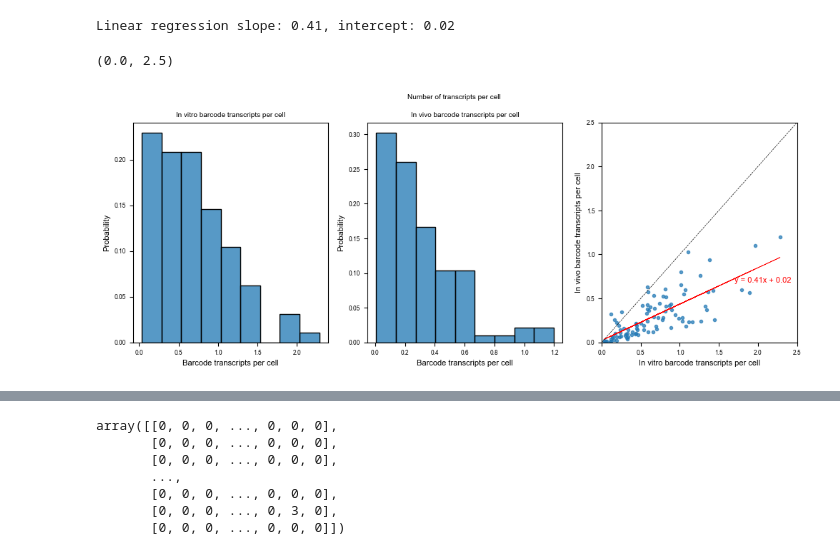
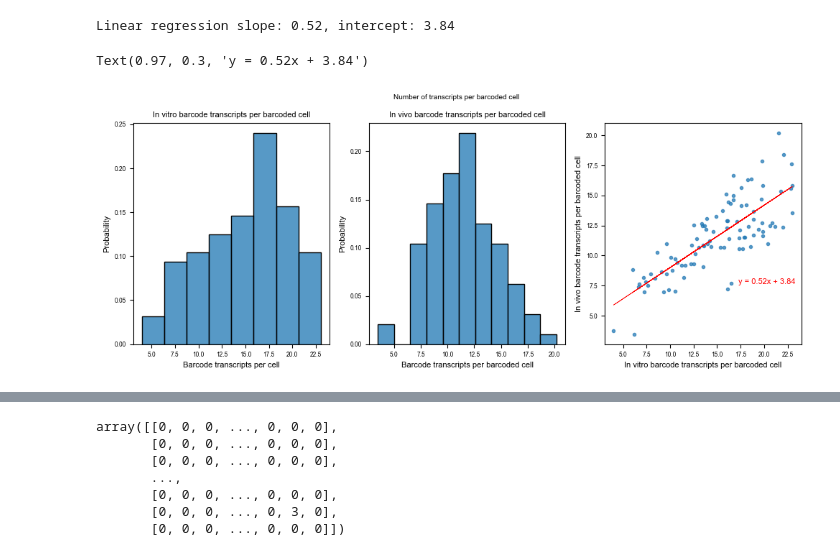
Before and after one commit to grantkinsler/SpatialBarcodes, a Jupyter notebook: plotScripts/invitro_v_invivo_barcode_detection.ipynb, the cells around one changed output, grey strips where cells are left out. Drawn from its saved outputs; the diff is of its cells as text; code cells hidden in the pictures.

```diff
--- a/plotScripts/invitro_v_invivo_barcode_detection.ipynb
+++ b/plotScripts/invitro_v_invivo_barcode_detection.ipynb
@@ -449,44 +315,47 @@ Mean barcodes per barcoded cell: 2.895207857469164
 # %%
 # ok so there are slightly different distributions of barcodes per cell in vitro and in vivo
-# however, we also know that the number of transcripts per cell is different between these settings:
+# however, we also know that the number of transcripts per cell is different between these settings.
+# let's fit a model for the difference in transcripts per barcode between in vitro and in vivo
+# but we need to do this only for barcoded cells, otherwise we will fit a lower number of transcripts per cell for in vivo due to mouse cells
+
+
+## mask from the count matrix any values with less than 3 transcripts
+min_bcs_per_cell = 3
+
+filtered_in_vitro_df = np.ma.masked_where(in_vitro_df[tools.barcode_cols].values < min_bcs_per_cell, in_vitro_df[tools.barcode_cols].values)
+filtered_in_vivo_df = np.ma.masked_where(in_vivo_df[tools.barcode_cols].values < min_bcs_per_cell, in_vivo_df[tools.barcode_cols].values)
 
 plt.figure(figsize=(12,4))
-plt.suptitle('Number of transcripts per cell')
+plt.suptitle('Number of transcripts per barcoded cell')
 ax = plt.subplot(1,3,1)
-plt.title('In vitro barcode transcripts per cell')
-sns.histplot(in_vitro_df[tools.barcode_cols].sum(axis=0)/len(in_vitro_df.index),stat='probability',ax=ax)
+plt.title('In vitro barcode transcripts per barcoded cell')
+sns.histplot(np.mean(filtered_in_vitro_df,axis=0),stat='probability',ax=ax)
 plt.xlabel('Barcode transcripts per cell')
 
 ax = plt.subplot(1,3,2)
-plt.title('In vivo barcode transcripts per cell')
-sns.histplot(in_vivo_df[tools.barcode_cols].sum(axis=0)/len(in_vivo_df.index),stat='probability',ax=ax)
-plt.xlabel('Barcode transcripts per cell')
+plt.title('In vivo barcode transcripts per barcoded cell')
+sns.histplot(np.mean(filtered_in_vivo_df,axis=0),stat='probability',ax=ax)
+plt.xlabel('Barcode transcripts per barcoded cell')
 
 ax = plt.subplot(1,3,3)
-plt.scatter((in_vitro_df[tools.barcode_cols].sum(axis=0)/len(in_vitro_df.index)),
-            (in_vivo_df[tools.barcode_cols].sum(axis=0)/len(in_vivo_df.index)),
+plt.scatter(np.mean(filtered_in_vitro_df,axis=0),
+            np.mean(filtered_in_vivo_df,axis=0),
             marker='.',alpha=0.7)
-plt.xlabel('In vitro barcode transcripts per cell')
-plt.ylabel('In vivo barcode transcripts per cell')
+plt.xlabel('In vitro barcode transcripts per barcoded cell')
+plt.ylabel('In vivo barcode transcripts per barcoded cell')
 
-# fit a line to the scatter plot
+# fit a linear model to the scatter data
 from sklearn.linear_model import LinearRegression
-X = (in_vitro_df[tools.barcode_cols].sum(axis=0)/len(in_vitro_df.index)).values.reshape(-1, 1)
-y = (in_vivo_df[tools.barcode_cols].sum(axis=0)/len(in_vivo_df.index)).values.reshape(-1, 1)
+X = (np.mean(filtered_in_vitro_df,axis=0)).reshape(-1, 1)
+y = (np.mean(filtered_in_vivo_df,axis=0)).reshape(-1, 1)
 model = LinearRegression()
 model.fit(X, y)
 plt.plot(X, model.predict(X), color='red', linewidth=0.5)
 print(f'Linear regression slope: {model.coef_[0][0]:.2f}, intercept: {model.intercept_[0]:.2f}')
 plt.annotate('y = {:.2f}x + {:.2f}'.format(model.coef_[0][0], model.intercept_[0]),
              xy=(0.97, 0.3), xycoords='axes fraction', fontsize=8, color='red',
              ha='right', va='top')
-
-plt.plot([0,2.5], [0,2.5], color='black', linestyle='--', linewidth=0.5)
-
-
-plt.xlim(0,2.5)
-plt.ylim(0,2.5)
 # %% [output]
-Linear regression slope: 0.41, intercept: 0.02
+Linear regression slope: 0.52, intercept: 3.84
-(0.0, 2.5)
+Text(0.97, 0.3, 'y = 0.52x + 3.84')
-[figure, old version]
+[figure, new version]
```
Also changed, not shown: parts of 17 cells of this notebook, 2 other files.
